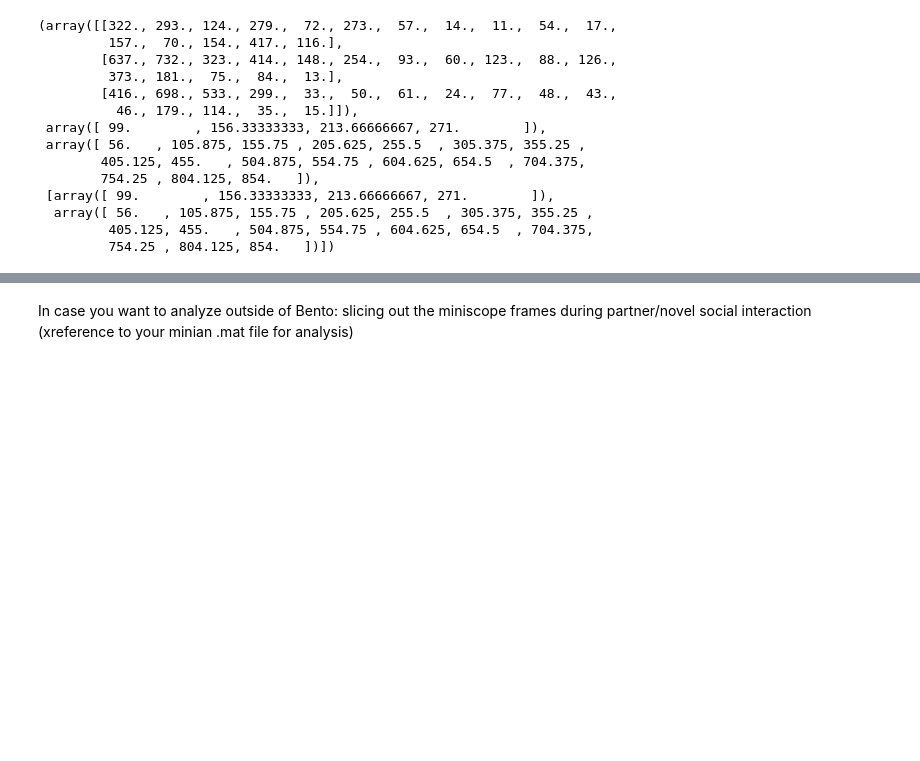
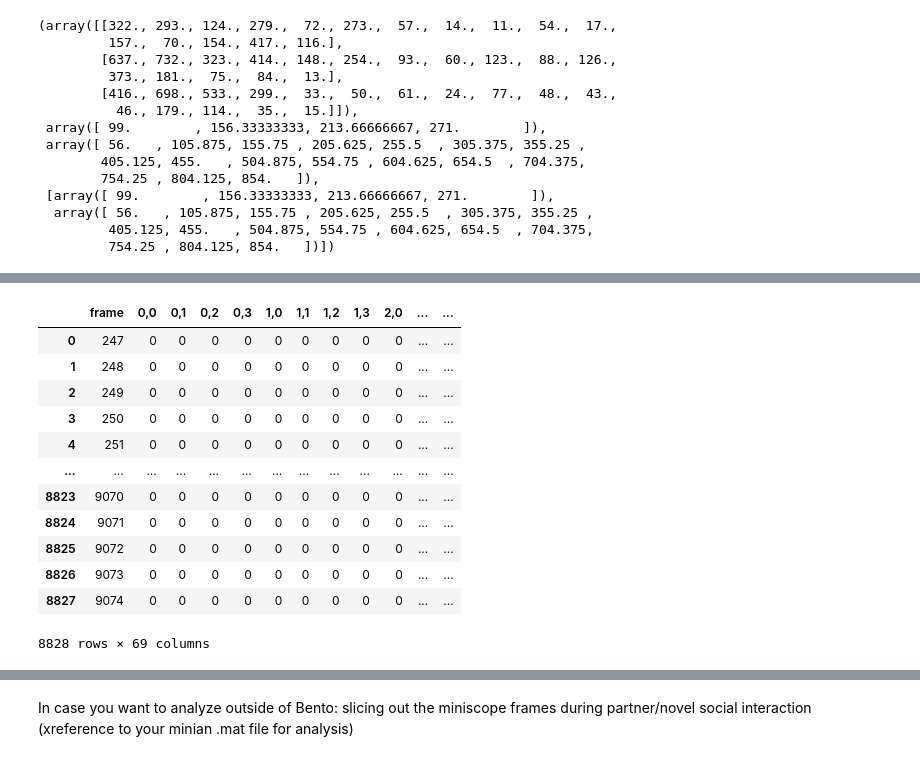
Before and after one commit to donaldsonlab/miniscope-analysis, a Jupyter notebook: BehaviorAnalysis_to_Miniscope.ipynb, the cells around one changed output, grey strips where cells are left out. Drawn from its saved outputs; the diff is of its cells as text; code cells hidden in the pictures; blank space fills up the shorter version.

```diff
--- a/BehaviorAnalysis_to_Miniscope.ipynb
+++ b/BehaviorAnalysis_to_Miniscope.ipynb
@@ -241,0 +216,7 @@ nan
+# %%
+##next, append xbin_col and ybin_col to cs_ts
+
+cs_ts['xbin'] = xbin_col
+cs_ts['ybin'] = ybin_col
+
+print(cs_ts)
@@ -241,0 +295,16 @@ nan
+# %%
+occ_df
+# %% [output]
+|  | frame | 0,0 | 0,1 | 0,2 | 0,3 | 1,0 | 1,1 | 1,2 | 1,3 | 2,0 | ... | ... |
+| 0 | 247 | 0 | 0 | 0 | 0 | 0 | 0 | 0 | 0 | 0 | ... | ... |
+| 1 | 248 | 0 | 0 | 0 | 0 | 0 | 0 | 0 | 0 | 0 | ... | ... |
+| 2 | 249 | 0 | 0 | 0 | 0 | 0 | 0 | 0 | 0 | 0 | ... | ... |
+| 3 | 250 | 0 | 0 | 0 | 0 | 0 | 0 | 0 | 0 | 0 | ... | ... |
+| 4 | 251 | 0 | 0 | 0 | 0 | 0 | 0 | 0 | 0 | 0 | ... | ... |
+| ... | ... | ... | ... | ... | ... | ... | ... | ... | ... | ... | ... | ... |
+| 8823 | 9070 | 0 | 0 | 0 | 0 | 0 | 0 | 0 | 0 | 0 | ... | ... |
+| 8824 | 9071 | 0 | 0 | 0 | 0 | 0 | 0 | 0 | 0 | 0 | ... | ... |
+| 8825 | 9072 | 0 | 0 | 0 | 0 | 0 | 0 | 0 | 0 | 0 | ... | ... |
+| 8826 | 9073 | 0 | 0 | 0 | 0 | 0 | 0 | 0 | 0 | 0 | ... | ... |
+| 8827 | 9074 | 0 | 0 | 0 | 0 | 0 | 0 | 0 | 0 | 0 | ... | ... |
+8828 rows × 69 columns
```
Also changed, not shown: parts of 12 cells of this notebook.
